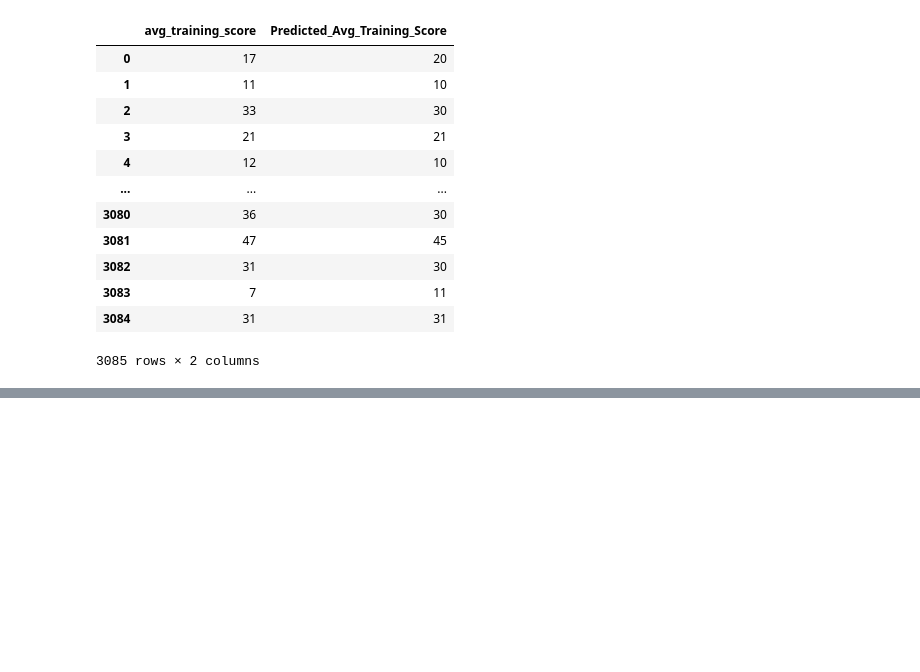
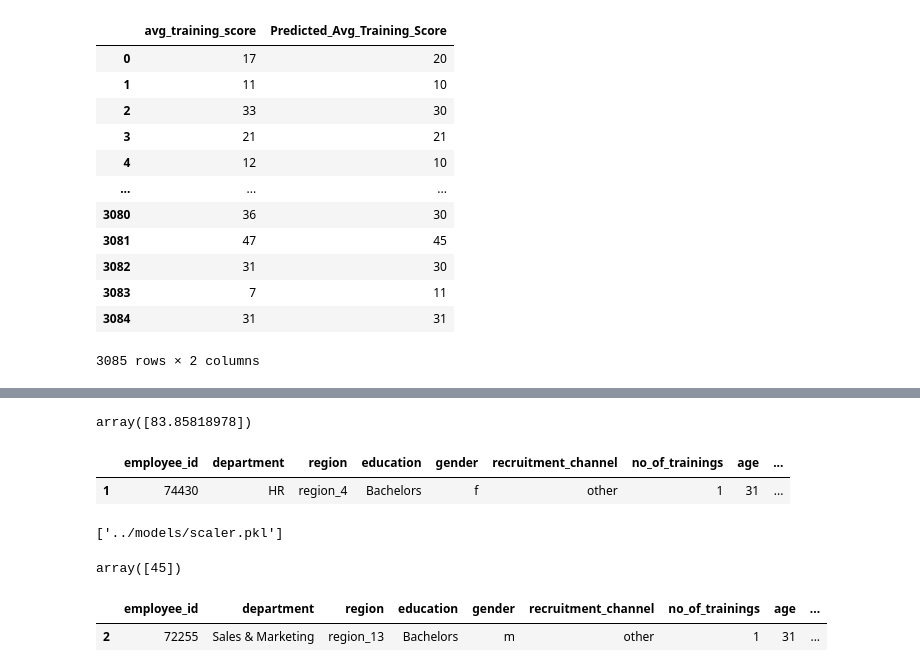
Before and after one commit to hsd2514/isa-task, a Jupyter notebook: notebooks/main.ipynb, the cells around one changed output, grey strips where cells are left out. Drawn from its saved outputs; the diff is of its cells as text; code cells hidden in the pictures; blank space fills up the shorter version.

```diff
--- a/notebooks/main.ipynb
+++ b/notebooks/main.ipynb
@@ -876,0 +974,14 @@ evolution_matrix
+# %%
+en_model.predict(sca_data)
+# %% [output]
+array([83.85818978])
+# %%
+temp_df.head(1)
+# %% [output]
+|  | employee_id | department | region | education | gender | recruitment_channel | no_of_trainings | age | ... |
+| 1 | 74430 | HR | region_4 | Bachelors | f | other | 1 | 31 | ... |
+# %%
+#lets save the scaler
+joblib.dump(scaler,"../models/scaler.pkl")
+# %% [output]
+['../models/scaler.pkl']
@@ -876,0 +1023,12 @@ evolution_matrix
+# %%
+#lets make pridiction on third row of temp_df
+temp_df=pd.read_csv("../data/Uncleaned_employees_final_dataset (1).csv")
+
+predict(temp_df.iloc[2:3].drop("avg_training_score",axis=1))
+# %% [output]
+array([45])
+# %%
+temp_df.iloc[2:3]
+# %% [output]
+|  | employee_id | department | region | education | gender | recruitment_channel | no_of_trainings | age | ... |
+| 2 | 72255 | Sales & Marketing | region_13 | Bachelors | m | other | 1 | 31 | ... |
```
Also changed, not shown: parts of 54 cells of this notebook, 4 other files.
